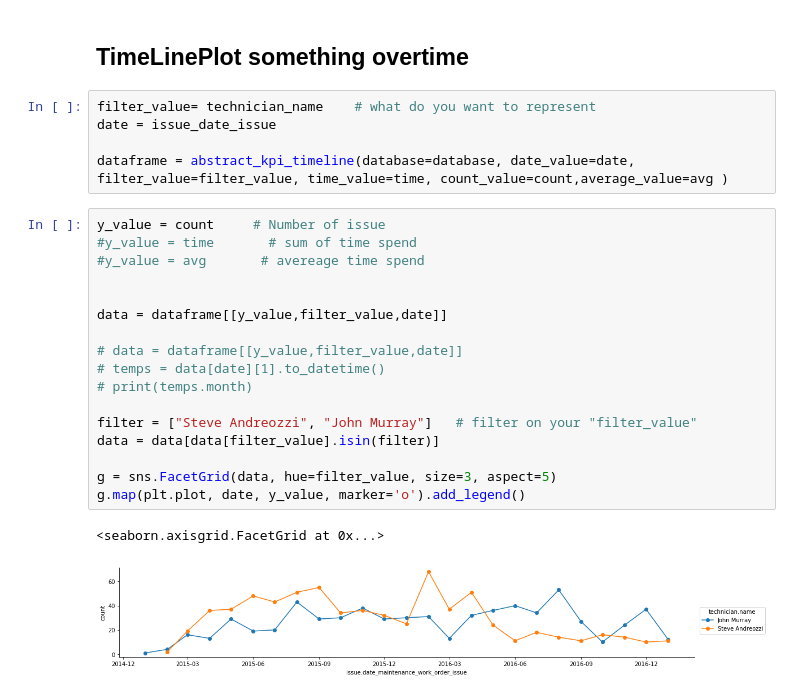
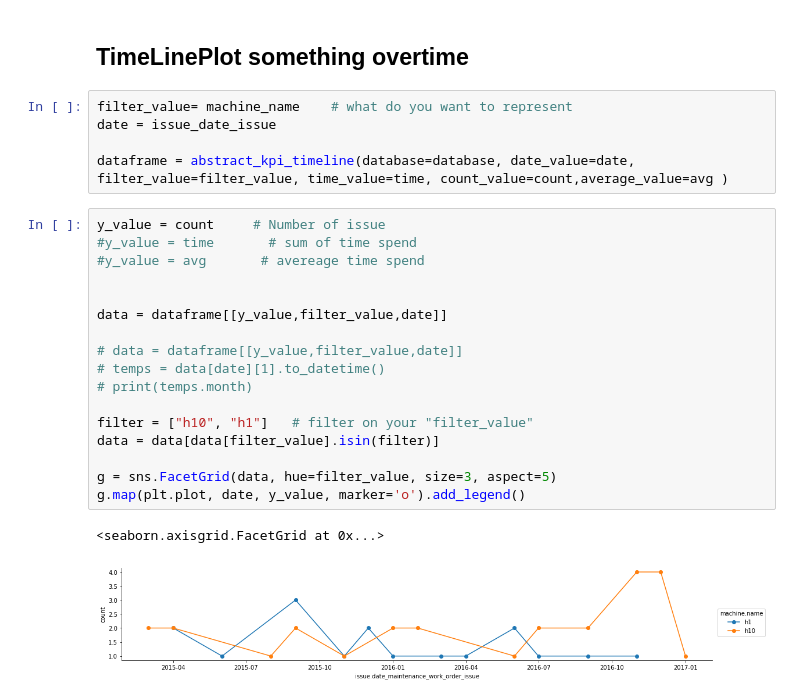
Before and after one commit to usnistgov/nestor, a Jupyter notebook: DatabaseStorage/Program/Main.ipynb, the cells around one changed output. Drawn from its saved outputs; the diff is of its cells as text.

```diff
--- a/DatabaseStorage/Program/Main.ipynb
+++ b/DatabaseStorage/Program/Main.ipynb
@@ -166,27 +166,27 @@ ax = sns.barplot(x=x_value, y=y_value, hue=filter_value,  data=data)
 # %% [markdown]
 ## TimeLinePlot something overtime
 # %%
-filter_value= technician_name    # what do you want to represent
+filter_value= machine_name    # what do you want to represent
 date = issue_date_issue
 
 dataframe = abstract_kpi_timeline(database=database, date_value=date, filter_value=filter_value, time_value=time, count_value=count,average_value=avg )
 # %%
 y_value = count     # Number of issue
 #y_value = time       # sum of time spend
 #y_value = avg       # avereage time spend
 
 
 data = dataframe[[y_value,filter_value,date]]
 
 # data = dataframe[[y_value,filter_value,date]]
 # temps = data[date][1].to_datetime()
 # print(temps.month)
 
-filter = ["Steve Andreozzi", "John Murray"]   # filter on your "filter_value"
+filter = ["h10", "h1"]   # filter on your "filter_value"
 data = data[data[filter_value].isin(filter)]
 
 g = sns.FacetGrid(data, hue=filter_value, size=3, aspect=5)
 g.map(plt.plot, date, y_value, marker='o').add_legend()
 # %% [output]
 <seaborn.axisgrid.FacetGrid at 0x...>
-[figure, old version]
+[figure, new version]
```
Also changed, not shown: parts of 2 cells of this notebook, 5 other files.
